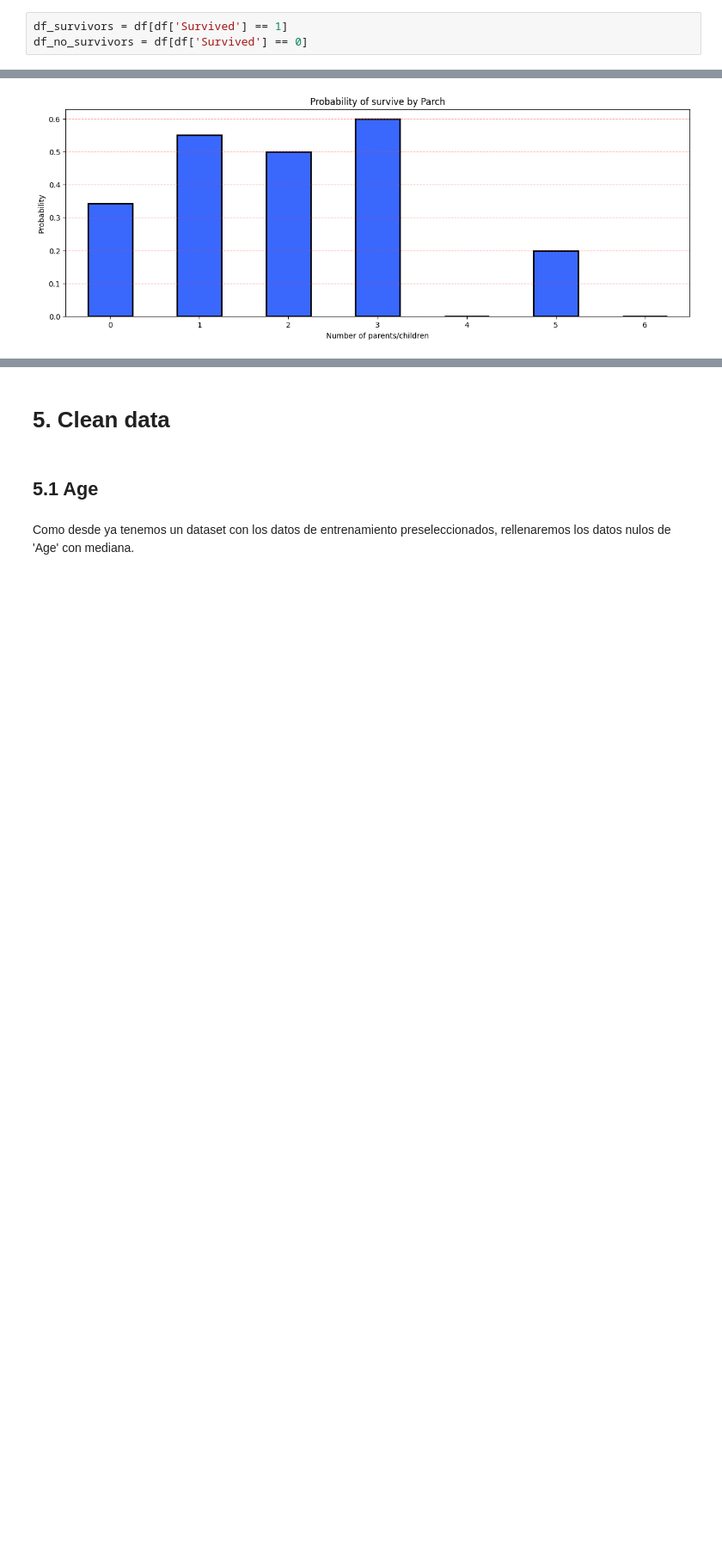
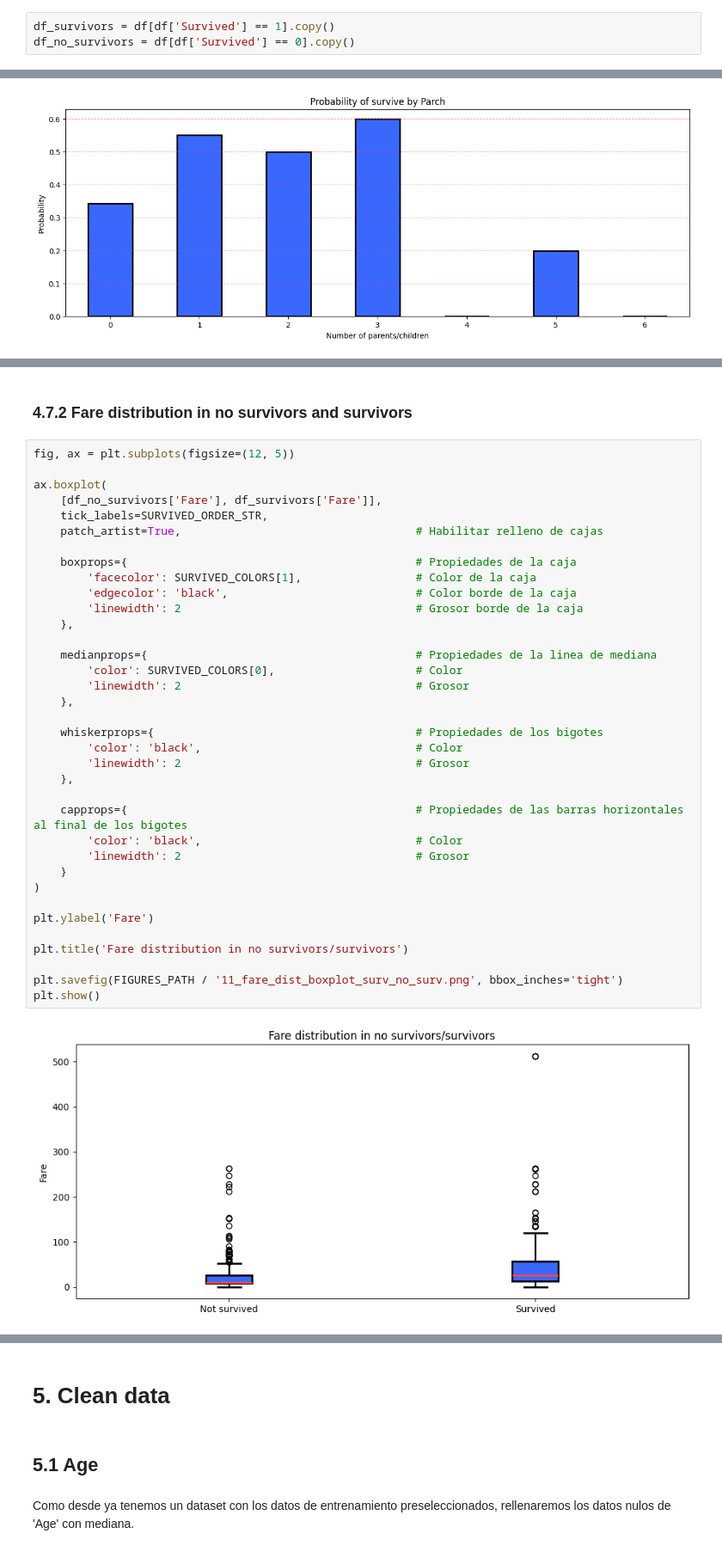
Before and after one commit to charligram/2_titanic, a Jupyter notebook: notebooks/01_EDA.ipynb, the cells around one changed output, grey strips where cells are left out. Shown at 86% size. Drawn from its saved outputs; the diff is of its cells as text; blank space fills up the shorter version.

```diff
--- a/notebooks/01_EDA.ipynb
+++ b/notebooks/01_EDA.ipynb
@@ -132,8 +132,8 @@ SURVIVED_COLORS = ["#ff4343", "#3a68fd"]
 # %% [markdown]
 Además crearemos un DataFrame que de sobrevivientes y otro de no sobrevivientes, lo cual puede ayudar en ciertos casos.
 # %%
-df_survivors = df[df['Survived'] == 1]
-df_no_survivors = df[df['Survived'] == 0]
+df_survivors = df[df['Survived'] == 1].copy()
+df_no_survivors = df[df['Survived'] == 0].copy()
 # %% [markdown]
 ## 4.1 Survival distribution
 # %% [markdown]
@@ -592,0 +626,40 @@ plt.show()
+# %% [markdown]
+### 4.7.2 Fare distribution in no survivors and survivors
+# %%
+fig, ax = plt.subplots(figsize=(12, 5))
+
+ax.boxplot(
+    [df_no_survivors['Fare'], df_survivors['Fare']],
+    tick_labels=SURVIVED_ORDER_STR,
+    patch_artist=True,                                   # Habilitar relleno de cajas
+
+    boxprops={                                           # Propiedades de la caja
+        'facecolor': SURVIVED_COLORS[1],                 # Color de la caja
+        'edgecolor': 'black',                            # Color borde de la caja
+        'linewidth': 2                                   # Grosor borde de la caja
+    },
+
+    medianprops={                                        # Propiedades de la linea de mediana
+        'color': SURVIVED_COLORS[0],                     # Color
+        'linewidth': 2                                   # Grosor
+    },
+
+    whiskerprops={                                       # Propiedades de los bigotes
+        'color': 'black',                                # Color
+        'linewidth': 2                                   # Grosor
+    },
+
+    capprops={                                           # Propiedades de las barras horizontales al final de los bigotes
+        'color': 'black',                                # Color
+        'linewidth': 2                                   # Grosor
+    }
+)
+
+plt.ylabel('Fare')
+
+plt.title('Fare distribution in no survivors/survivors')
+
+plt.savefig(FIGURES_PATH / '11_fare_dist_boxplot_surv_no_surv.png', bbox_inches='tight')
+plt.show()
+# %% [output]
+[figure, added]
```
Also changed, not shown: parts of 27 cells of this notebook, 6 other files.
